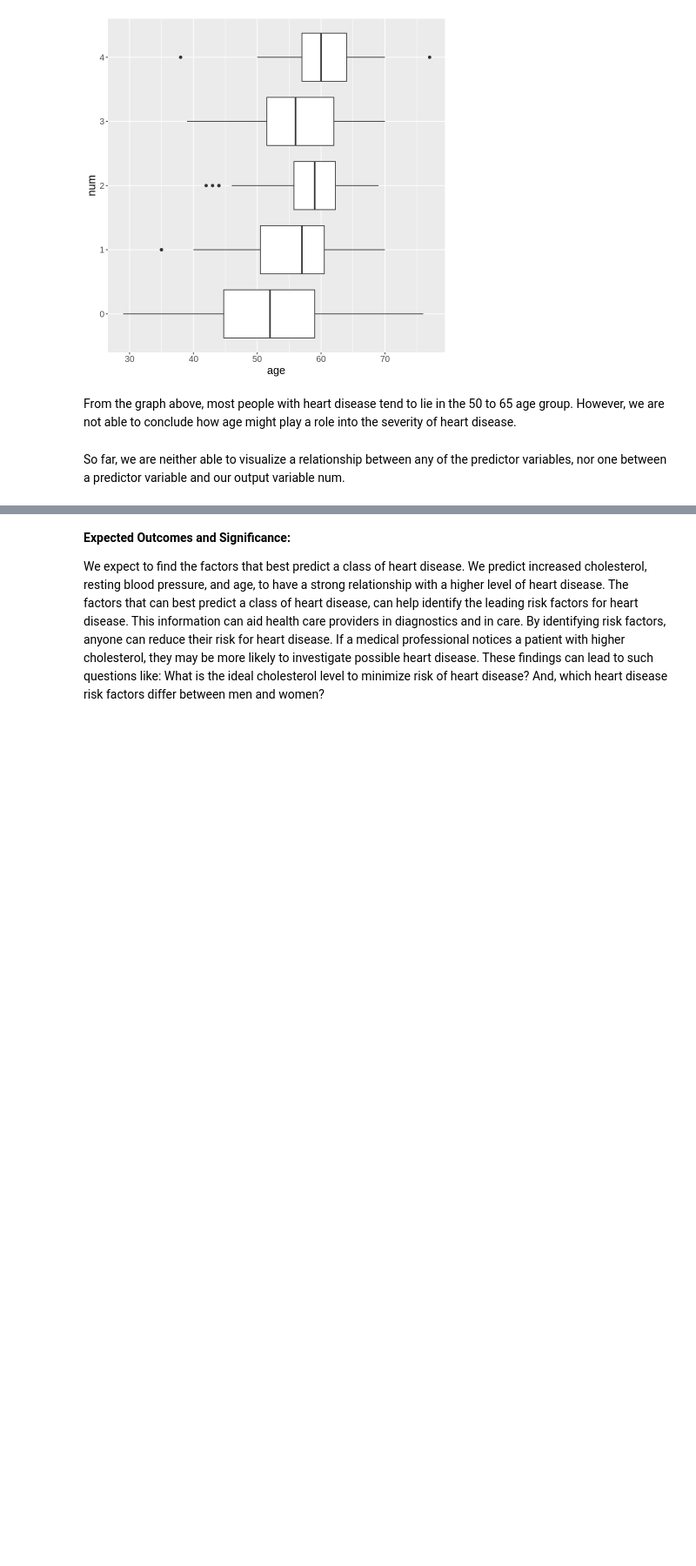
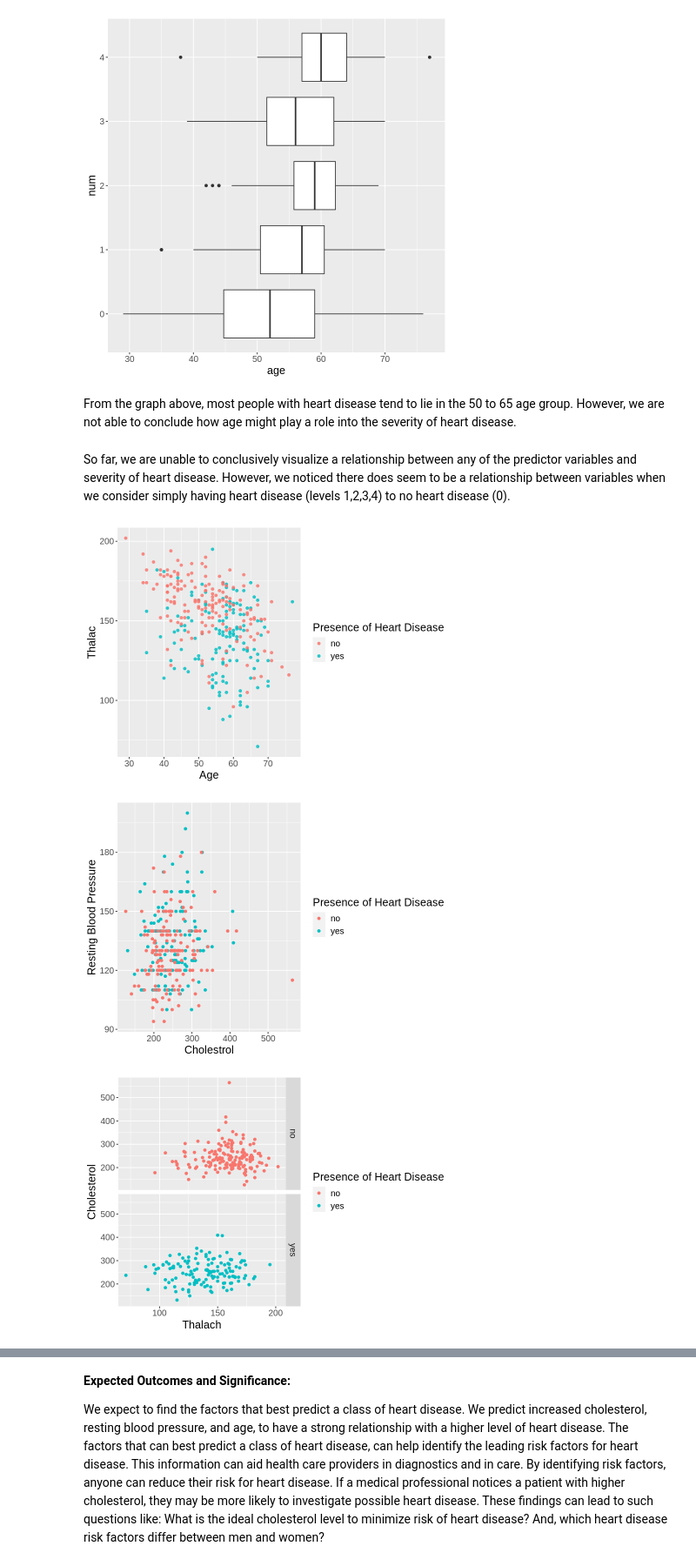
Before and after one commit to xenshreyas/Heart-Disease-Analysis, a Jupyter notebook: proposal.ipynb, the cells around one changed output, grey strips where cells are left out. Shown: that part at 87% size. Cells and saved outputs as stored; diff of their text form; code cells hidden in the pictures; blank space fills up the shorter version.

```diff
--- a/proposal.ipynb
+++ b/proposal.ipynb
@@ -88,4 +89,41 @@ age_vs_num
 # %% [markdown]
 From the graph above, most people with heart disease tend to lie in the 50 to 65 age group. However, we are not able to conclude how age might play a role into the severity of heart disease.
 # %% [markdown]
-So far, we are neither able to visualize a relationship between any of the predictor variables, nor one between a predictor variable and our output variable num.
+So far, we are unable to conclusively visualize a relationship between any of the predictor variables and severity of heart disease. However, we noticed there does seem to be a relationship between variables when we consider simply having heart disease (levels 1,2,3,4) to no heart disease (0).
+# %%
+heart_have_disease <- cleveland_data |>
+    filter(num == 1 | num == 2 | num == 3 | num == 4) |>
+    mutate(hd = "yes") |>
+    mutate(num_alt = as_factor(hd))
+heart_no_disease <- cleveland_data |>
+    filter(num == 0) |>
+    mutate(hd = "no") |>
+    mutate(num_alt = as_factor(hd))
+heart_data_alt <- rbind(heart_have_disease, heart_no_disease)
+
+age_vs_thalac1 <- heart_data_alt |>
+                    ggplot(aes(x = age, y = thalach, color = hd)) +
+                    geom_point(alpha = .8) +
+                    labs(x = "Age", y = "Thalac", color = "Presence of Heart Disease") +
+                    theme(text = element_text(size = 15))
+age_vs_thalac1
+
+chol_vs_trestbps2 <- heart_data_alt |>
+                    ggplot(aes(x = chol, y = trestbps, color = hd)) +
+                    geom_point(alpha = 1) +
+                    #facet_grid(rows = vars(hd)) +
+                    labs(x = "Cholestrol", y = "Resting Blood Pressure", color = "Presence of Heart Disease") +
+                    theme(text = element_text(size = 15))
+chol_vs_trestbps2
+
+thalach_vs_chol2 <- heart_data_alt |>
+                    ggplot(aes(x = thalach, y = chol, color = hd)) +
+                    geom_point(alpha = 1) +
+                    facet_grid(rows = vars(hd)) +
+                    labs(x = "Thalach", y = "Cholesterol", color = "Presence of Heart Disease") +
+                    theme(text = element_text(size = 15))
+thalach_vs_chol2
+# %% [output]
+[figure, added]
+[figure, added]
+[figure, added]
```
Also changed, not shown: parts of 8 cells of this notebook.
